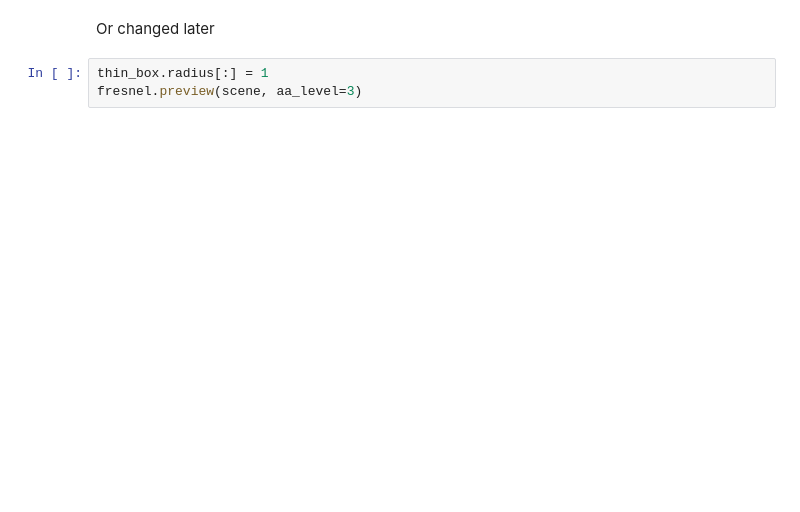
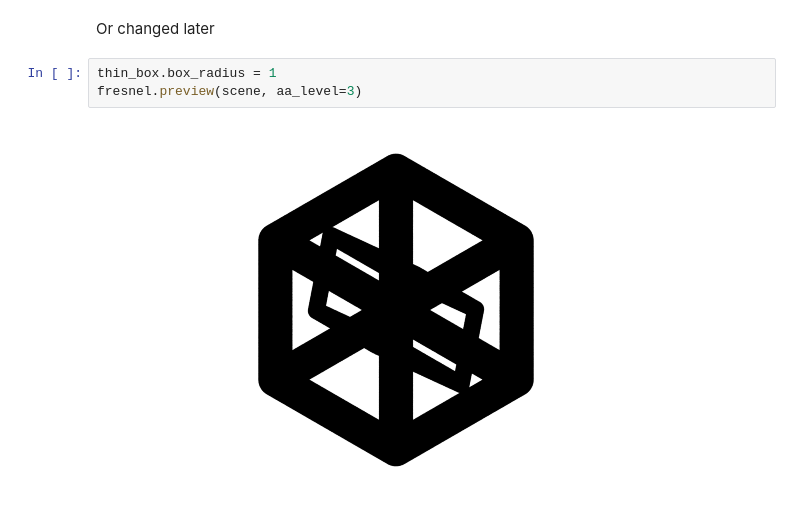
Before and after one commit to glotzerlab/fresnel-examples, a Jupyter notebook: 01-Primitives/05-Box-geometry.ipynb, the cells around one changed output. Saved outputs shown, nothing was run; the diff lists cells and outputs as text; blank space fills up the shorter version.

```diff
--- a/01-Primitives/05-Box-geometry.ipynb
+++ b/01-Primitives/05-Box-geometry.ipynb
@@ -39,5 +48,7 @@ fresnel.preview(scene, aa_level=3)
 # %% [markdown]
 Or changed later
 # %%
-thin_box.radius[:] = 1
+thin_box.box_radius = 1
 fresnel.preview(scene, aa_level=3)
+# %% [output]
+[figure, added]
```
Also changed, not shown: parts of 12 cells of this notebook.
